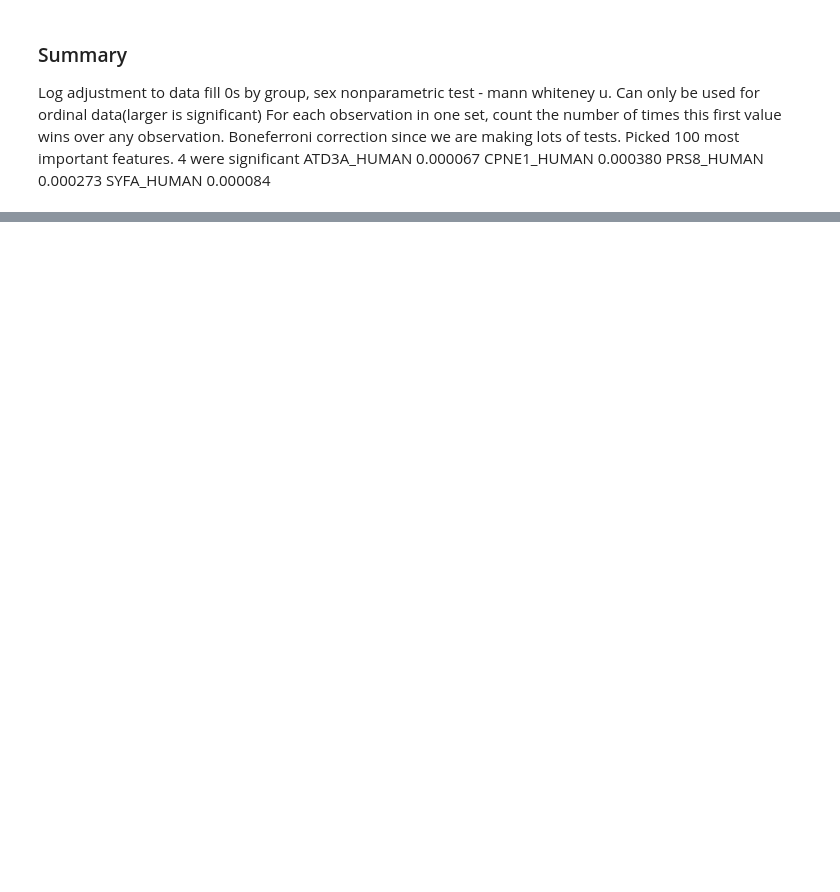
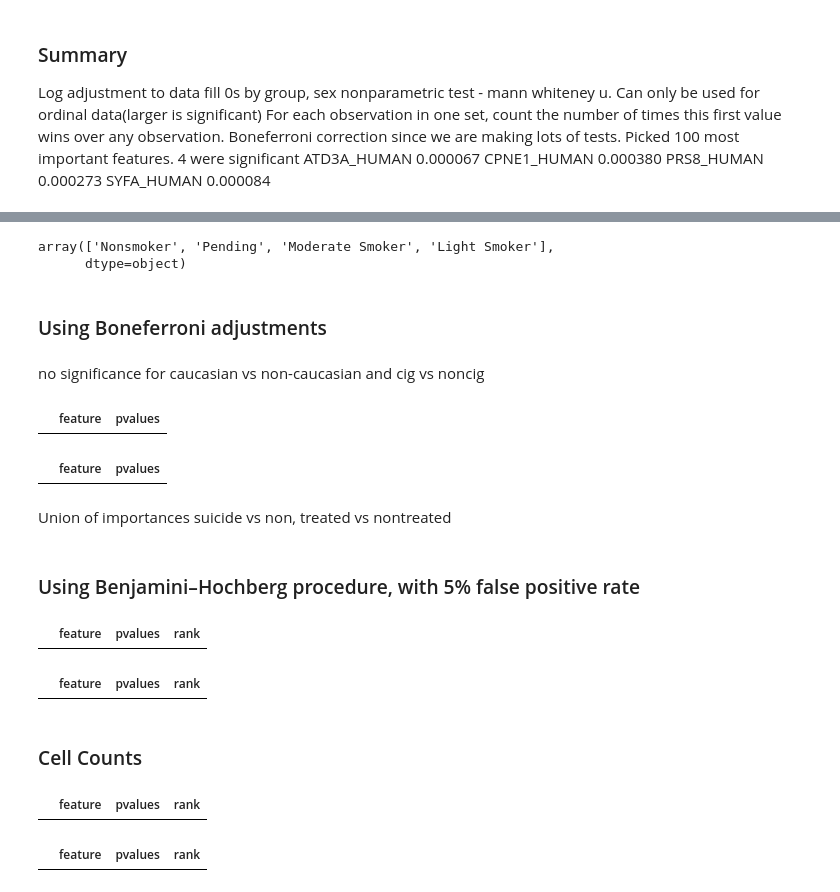
Before and after one commit to yjs1210/brain-depression-proteomic-analysis, a Jupyter notebook: nonparametric_test.ipynb, the cells around one changed output, grey strips where cells are left out. Cells and saved outputs as stored; diff of their text form; code cells hidden in the pictures; blank space fills up the shorter version.

```diff
--- a/nonparametric_test.ipynb
+++ b/nonparametric_test.ipynb
@@ -219,0 +284,2 @@ SYFA_HUMAN	0.000084
+# %%
+data = data.merge(demo_df,on ='patient_id')
@@ -219,0 +298,55 @@ SYFA_HUMAN	0.000084
+# %%
+from scipy import stats
+
+pvalues = []
+for index,row in feature_rank[feature_rank['importance']>0].iterrows():
+    if index > 100:
+        break
+    feature = row['feature']
+    if feature != 'dt_end':
+        p = scipy.stats.mannwhitneyu(data[data['ethnicity']=='Caucasian'][feature], data[data['ethnicity']!='Caucasian'][feature], use_continuity=True, alternative=None)[1]
+        pvalues.append([feature,p])
+
+pvalues = pd.DataFrame(pvalues)
+pvalues = pvalues.rename(columns={0:'feature',1:'pvalues'})
+# %%
+data.smoker.unique()
+# %% [output]
+array(['Nonsmoker', 'Pending', 'Moderate Smoker', 'Light Smoker'],
+      dtype=object)
+# %%
+from scipy import stats
+
+pvalues = []
+for index,row in feature_rank[feature_rank['importance']>0].iterrows():
+    if index > 100:
+        break
+    feature = row['feature']
+    if feature != 'dt_end':
+        p = scipy.stats.mannwhitneyu(data[(data['smoker']=='Nonsmoker')&(data['smoker']!='Pending')][feature], data[(data['smoker']!='Nonsmoker')&(data['smoker']!='Pending')][feature], use_continuity=True, alternative=None)[1]
+        pvalues.append([feature,p])
+
+pvalues_cig = pd.DataFrame(pvalues)
+pvalues_cig = pvalues_cig.rename(columns={0:'feature',1:'pvalues'})
+# %% [markdown]
+### Using Boneferroni adjustments
+# %% [markdown]
+no significance for caucasian vs non-caucasian and cig vs noncig
+# %%
+pvalues[pvalues['pvalues']<0.05/100]
+# %% [output]
+|  | feature | pvalues |
+# %%
+pvalues_cig[pvalues_cig['pvalues']<0.05/100]
+# %% [output]
+|  | feature | pvalues |
+# %% [markdown]
+Union of importances suicide vs non, treated vs nontreated
+# %% [markdown]
+### Using Benjamini–Hochberg procedure, with 5% false positive rate
+# %%
+pvalues['rank'] = np.argsort(pvalues.pvalues).argsort()+1
+# %%
+pvalues[pvalues['pvalues'] < pvalues['rank']/100*.05]
+# %% [output]
+|  | feature | pvalues | rank |
@@ -219,0 +355,6 @@ SYFA_HUMAN	0.000084
+# %%
+pvalues_cig[pvalues_cig['pvalues'] < pvalues_cig['rank']/100*.05]
+# %% [output]
+|  | feature | pvalues | rank |
+# %% [markdown]
+### Cell Counts
@@ -219,0 +379,4 @@ SYFA_HUMAN	0.000084
+# %%
+pvalues[pvalues['pvalues']<0.05/13]
+# %% [output]
+|  | feature | pvalues | rank |
@@ -219,0 +385,4 @@ SYFA_HUMAN	0.000084
+# %%
+pvalues[pvalues['pvalues'] < pvalues['rank']/13*.05]
+# %% [output]
+|  | feature | pvalues | rank |
```
Also changed, not shown: parts of 26 cells of this notebook, 1 other file.
